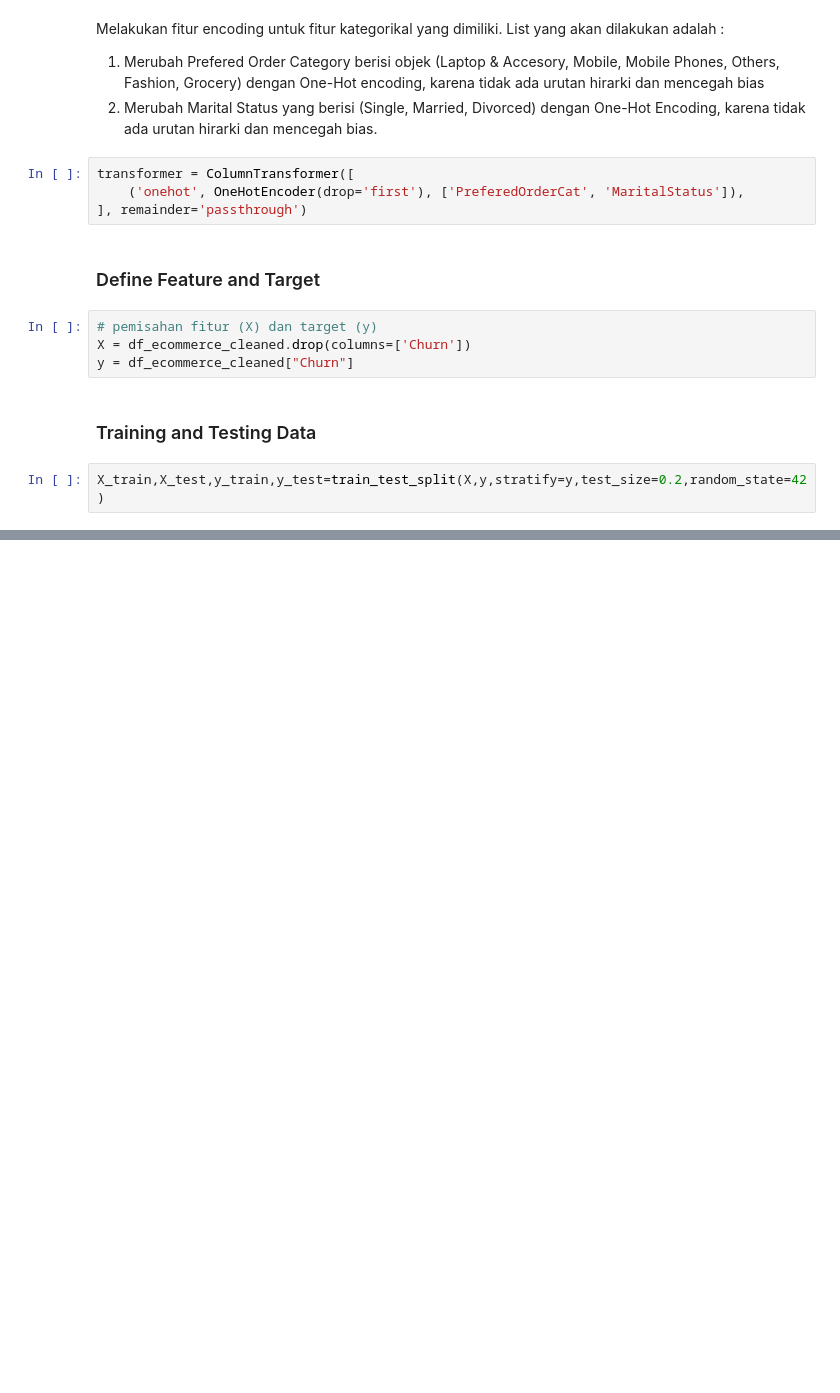
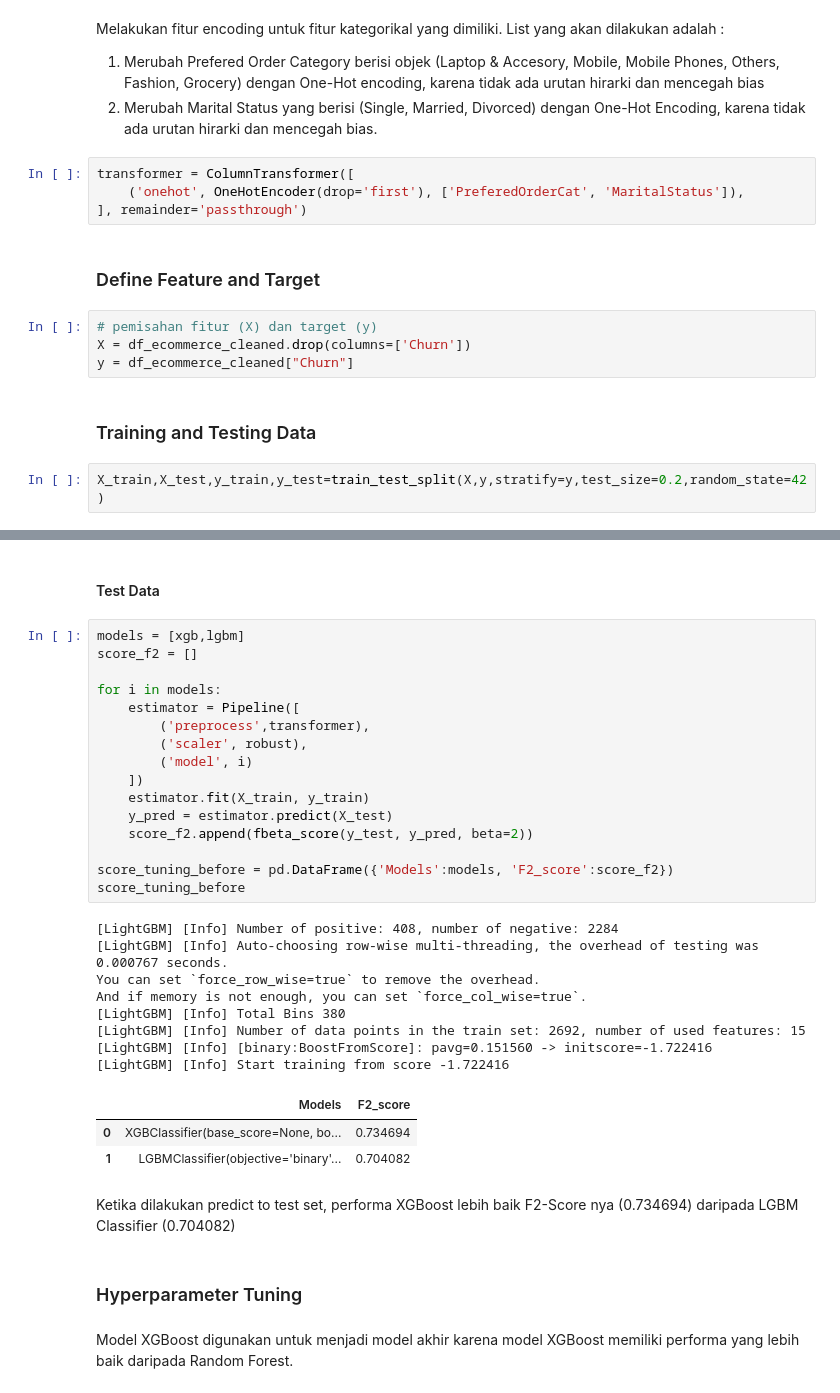
Before and after one commit to ratihbudii/machine_learning_Ecommerce, a Jupyter notebook: notebooks/1.0-rbs-ecommercechurn-notebook.ipynb, the cells around one changed output, grey strips where cells are left out. Drawn from its saved outputs; the diff is of its cells as text; blank space fills up the shorter version.

```diff
--- a/notebooks/1.0-rbs-ecommercechurn-notebook.ipynb
+++ b/notebooks/1.0-rbs-ecommercechurn-notebook.ipynb
@@ -532,0 +607,36 @@ testing.head()
+# %% [markdown]
+#### Test Data
+# %%
+models = [xgb,lgbm]
+score_f2 = []
+
+for i in models:
+    estimator = Pipeline([
+        ('preprocess',transformer),
+        ('scaler', robust),
+        ('model', i)
+    ])
+    estimator.fit(X_train, y_train)
+    y_pred = estimator.predict(X_test)
+    score_f2.append(fbeta_score(y_test, y_pred, beta=2))
+
+score_tuning_before = pd.DataFrame({'Models':models, 'F2_score':score_f2})
+score_tuning_before
+# %% [output]
+[LightGBM] [Info] Number of positive: 408, number of negative: 2284
+[LightGBM] [Info] Auto-choosing row-wise multi-threading, the overhead of testing was 0.000767 seconds.
+You can set `force_row_wise=true` to remove the overhead.
+And if memory is not enough, you can set `force_col_wise=true`.
+[LightGBM] [Info] Total Bins 380
+[LightGBM] [Info] Number of data points in the train set: 2692, number of used features: 15
+[LightGBM] [Info] [binary:BoostFromScore]: pavg=0.151560 -> initscore=-1.722416
+[LightGBM] [Info] Start training from score -1.722416
+|  | Models | F2_score |
+| 0 | XGBClassifier(base_score=None, bo... | 0.734694 |
+| 1 | LGBMClassifier(objective='binary'... | 0.704082 |
+# %% [markdown]
+Ketika dilakukan predict to test set, performa XGBoost lebih baik F2-Score nya (0.734694) daripada LGBM Classifier (0.704082)
+# %% [markdown]
+### Hyperparameter Tuning
+# %% [markdown]
+Model XGBoost digunakan untuk menjadi model akhir karena model XGBoost memiliki performa yang lebih baik daripada Random Forest.
```
Also changed, not shown: parts of 8 cells of this notebook.
